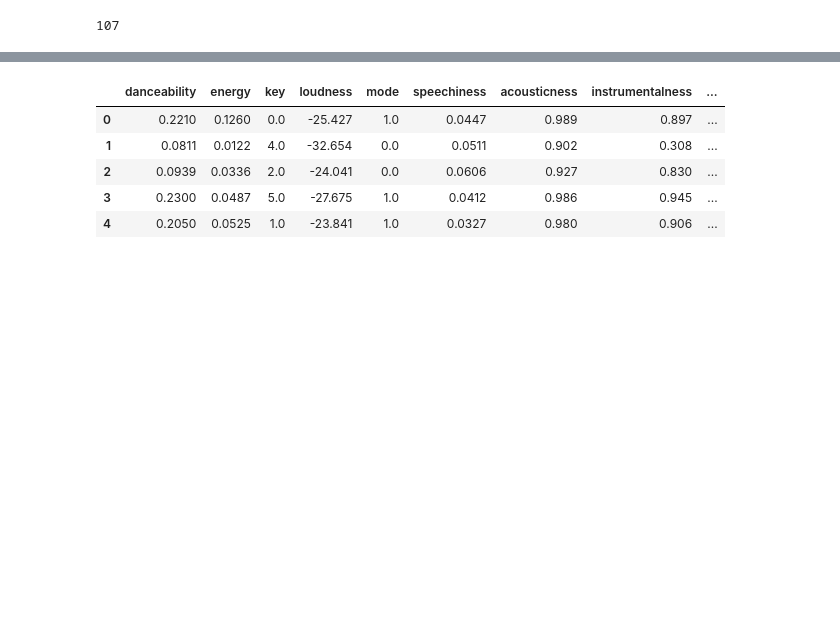
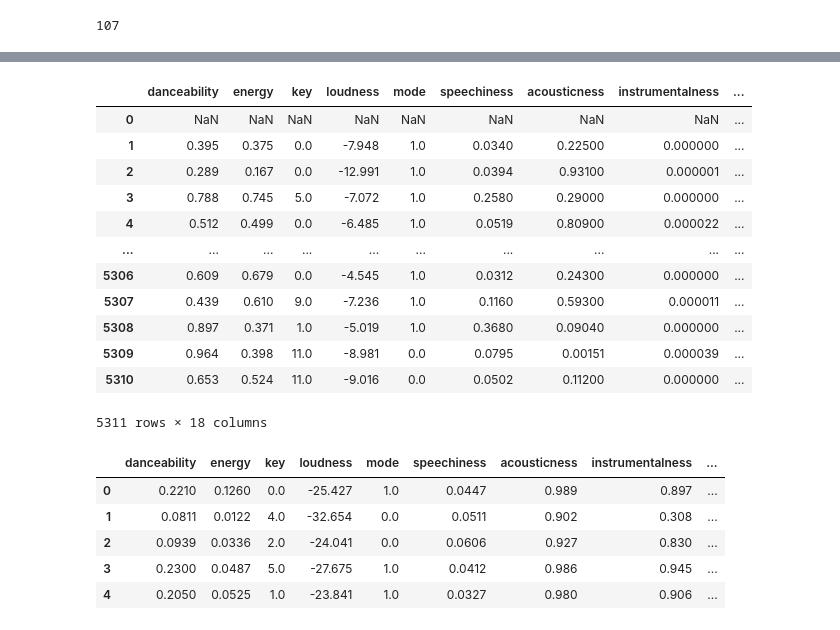
Before and after one commit to lauratll/Project_week3, a Jupyter notebook: project/CREATE 100 HOTSONGS AND SPOTY DB.ipynb, the cells around one changed output, grey strips where cells are left out. Cells and saved outputs as stored; diff of their text form; code cells hidden in the pictures; blank space fills up the shorter version.

```diff
--- a/project/CREATE 100 HOTSONGS AND SPOTY DB.ipynb
+++ b/project/CREATE 100 HOTSONGS AND SPOTY DB.ipynb
@@ -383,3 +378,19 @@ all_features[5360]= {'danceability': np.nan,'energy': np.nan,'key': np.nan,'loud
+# %%
+pd.DataFrame(all_features[5365:])
+# %% [output]
+|  | danceability | energy | key | loudness | mode | speechiness | acousticness | instrumentalness | ... |
+| 0 | NaN | NaN | NaN | NaN | NaN | NaN | NaN | NaN | ... |
+| 1 | 0.395 | 0.375 | 0.0 | -7.948 | 1.0 | 0.0340 | 0.22500 | 0.000000 | ... |
+| 2 | 0.289 | 0.167 | 0.0 | -12.991 | 1.0 | 0.0394 | 0.93100 | 0.000001 | ... |
+| 3 | 0.788 | 0.745 | 5.0 | -7.072 | 1.0 | 0.2580 | 0.29000 | 0.000000 | ... |
+| 4 | 0.512 | 0.499 | 0.0 | -6.485 | 1.0 | 0.0519 | 0.80900 | 0.000022 | ... |
+| ... | ... | ... | ... | ... | ... | ... | ... | ... | ... |
+| 5306 | 0.609 | 0.679 | 0.0 | -4.545 | 1.0 | 0.0312 | 0.24300 | 0.000000 | ... |
+| 5307 | 0.439 | 0.610 | 9.0 | -7.236 | 1.0 | 0.1160 | 0.59300 | 0.000011 | ... |
+| 5308 | 0.897 | 0.371 | 1.0 | -5.019 | 1.0 | 0.3680 | 0.09040 | 0.000000 | ... |
+| 5309 | 0.964 | 0.398 | 11.0 | -8.981 | 0.0 | 0.0795 | 0.00151 | 0.000039 | ... |
+| 5310 | 0.653 | 0.524 | 11.0 | -9.016 | 0.0 | 0.0502 | 0.11200 | 0.000000 | ... |
+5311 rows × 18 columns
 # %%
 features_spoty= pd.DataFrame(all_features)
 features_spoty.head()
```
Also changed, not shown: parts of 32 cells of this notebook, 8 other files.
